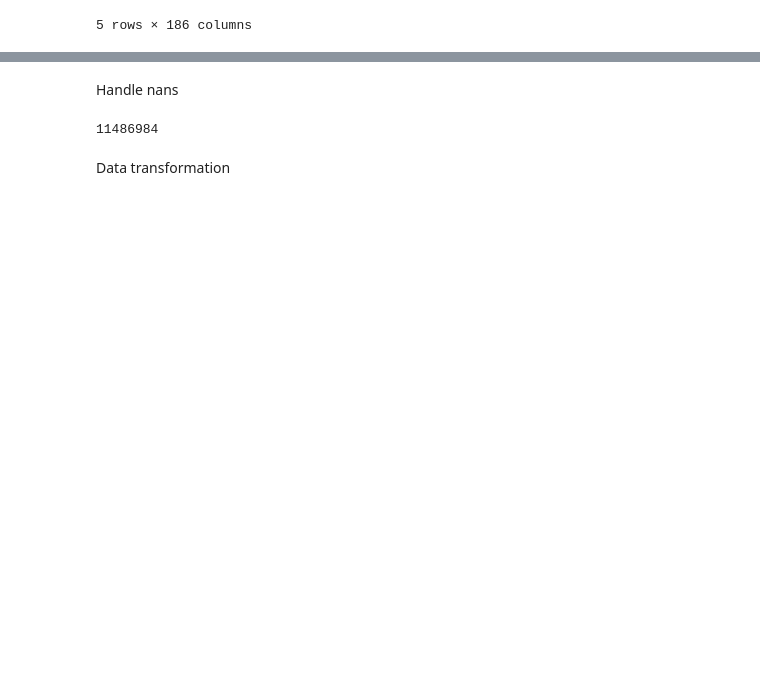
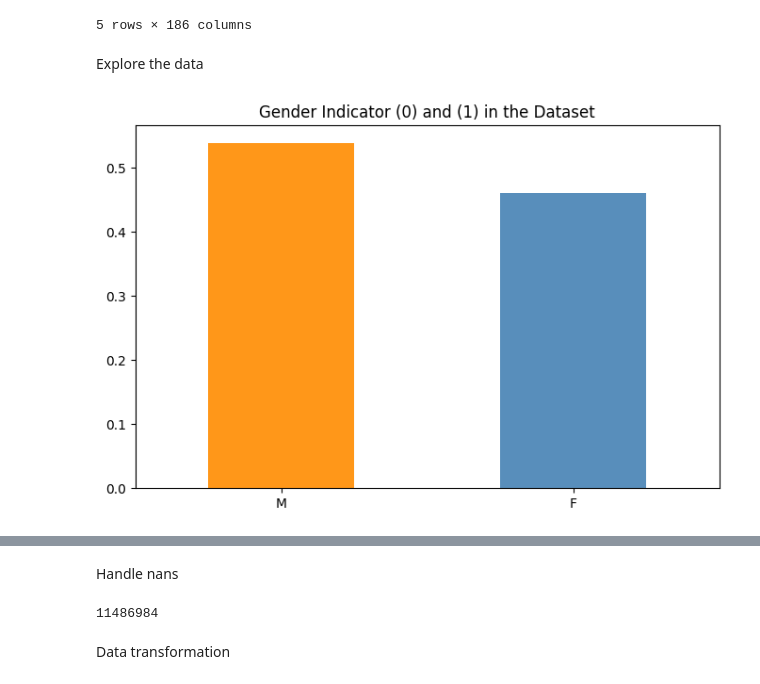
Before and after one commit to BenAidlin/sise.data-science.survival-chances-anlysis, a Jupyter notebook: hw1.ipynb, the cells around one changed output, grey strips where cells are left out. Cells and saved outputs as stored; diff of their text form; code cells hidden in the pictures; blank space fills up the shorter version.

Commit message:
add hospital death % and start visualization

```diff
--- a/hw1.ipynb
+++ b/hw1.ipynb
@@ -22,3 +23,13 @@ train_df.head(5)
 | 3 | 79267 | 46918 | 118 | 0 | 81.0 | 22.64 | 1 | Caucasian | ... |
 | 4 | 92056 | 34377 | 33 | 0 | 19.0 | NaN | 0 | Caucasian | ... |
 5 rows × 186 columns
+# %% [markdown]
+Explore the data
+# %%
+# explore male - female ratio
+fig = plt.figure(figsize = (8,5))
+train_df.gender.value_counts(normalize = True).plot(kind='bar', color= ['darkorange','steelblue'], alpha = 0.9, rot=0)
+plt.title('Gender Indicator (0) and (1) in the Dataset')
+plt.show()
+# %% [output]
+[figure, added]
```
Also changed, not shown: parts of 12 cells of this notebook.
